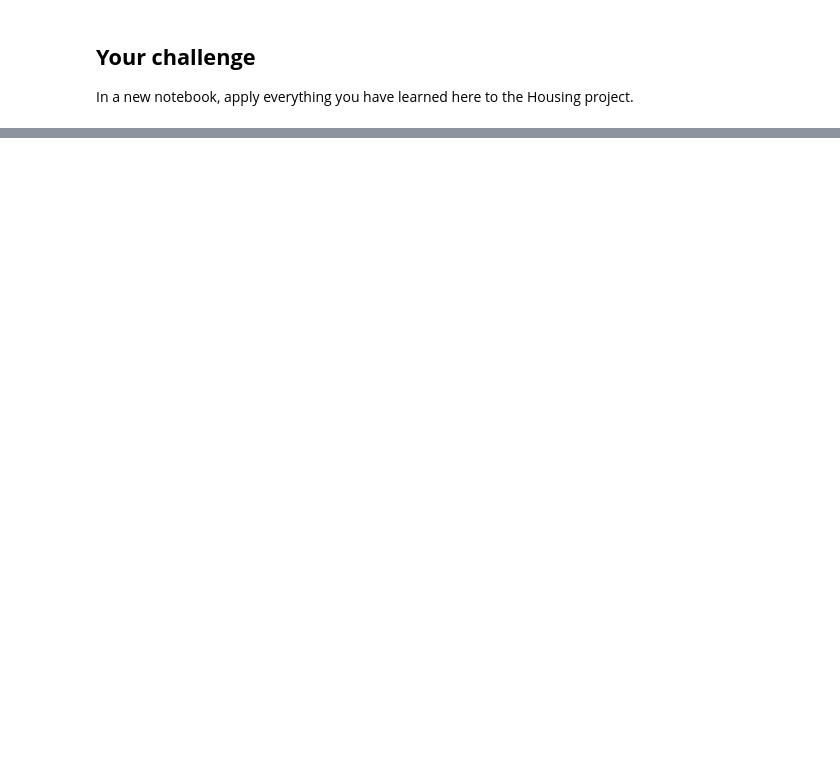
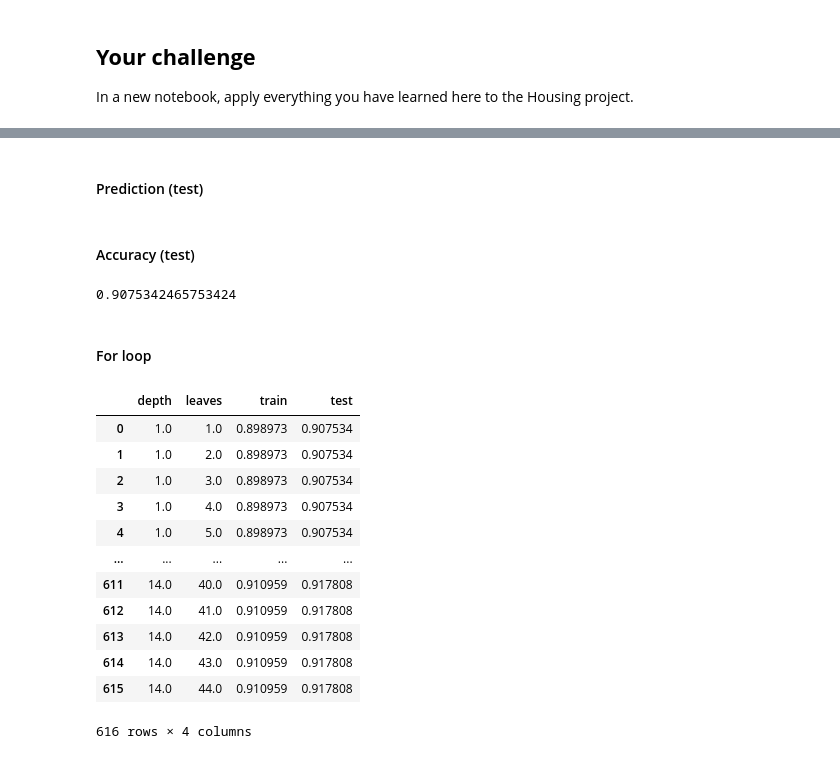
Before and after one commit to gastan81/supervised-ml, a Jupyter notebook: 02_classification__decision_trees.ipynb, the cells around one changed output, grey strips where cells are left out. Cells and saved outputs as stored; diff of their text form; code cells hidden in the pictures; blank space fills up the shorter version.

```diff
--- a/02_classification__decision_trees.ipynb
+++ b/02_classification__decision_trees.ipynb
@@ -465,0 +504,6 @@ In a new notebook, apply everything you have learned here to the Housing project
+# %%
+# 1. initialize the model (optional: give some parameters)
+my_tree = DecisionTreeClassifier(max_depth=1, min_samples_leaf=23, random_state=123)
+
+# 2. fit the model to the train data
+my_tree.fit(X=X_train, y=y_train)
@@ -465,0 +514,2 @@ In a new notebook, apply everything you have learned here to the Housing project
+# %%
+y_pred_tree_train = my_tree.predict(X_num_imputed_train)
@@ -465,0 +526,47 @@ In a new notebook, apply everything you have learned here to the Housing project
+# %%
+X_num_imputed_test = imputer.transform(X_test)
+# %% [markdown]
+#### Prediction (test)
+# %%
+y_pred_tree_test = my_tree.predict(X_num_imputed_test)
+# %% [markdown]
+#### Accuracy (test)
+# %%
+accuracy_score(y_true = y_test,
+               y_pred = y_pred_tree_test
+              )
+# %% [output]
+0.9075342465753424
+# %% [markdown]
+#### For loop
+# %%
+df = pd.DataFrame(columns=['depth', 'leaves', 'train', 'test'])#.astype({'depth': 'int', 'leaves': 'int', 'train': 'float', 'test': 'float'})
+
+for depth in range(1, 15):
+    for leaves in range(1, 45):
+        my_tree = DecisionTreeClassifier(max_depth=depth, min_samples_leaf=leaves, random_state=123)
+        my_tree.fit(X=X_train, y=y_train)
+
+        y_pred_tree_train = my_tree.predict(X_num_imputed_train)
+        train = accuracy_score(y_true = y_train, y_pred = y_pred_tree_train)
+
+        y_pred_tree_test = my_tree.predict(X_num_imputed_test)
+        test = accuracy_score(y_true = y_test, y_pred = y_pred_tree_test)
+
+        df.loc[len(df)] = [depth, leaves, train, test]
+pd.set_option('display.max_rows', 15)
+df
+# %% [output]
+|  | depth | leaves | train | test |
+| 0 | 1.0 | 1.0 | 0.898973 | 0.907534 |
+| 1 | 1.0 | 2.0 | 0.898973 | 0.907534 |
+| 2 | 1.0 | 3.0 | 0.898973 | 0.907534 |
+| 3 | 1.0 | 4.0 | 0.898973 | 0.907534 |
+| 4 | 1.0 | 5.0 | 0.898973 | 0.907534 |
+| ... | ... | ... | ... | ... |
+| 611 | 14.0 | 40.0 | 0.910959 | 0.917808 |
+| 612 | 14.0 | 41.0 | 0.910959 | 0.917808 |
+| 613 | 14.0 | 42.0 | 0.910959 | 0.917808 |
+| 614 | 14.0 | 43.0 | 0.910959 | 0.917808 |
+| 615 | 14.0 | 44.0 | 0.910959 | 0.917808 |
+616 rows × 4 columns
```
Also changed, not shown: parts of 22 cells of this notebook, 1 other file.
